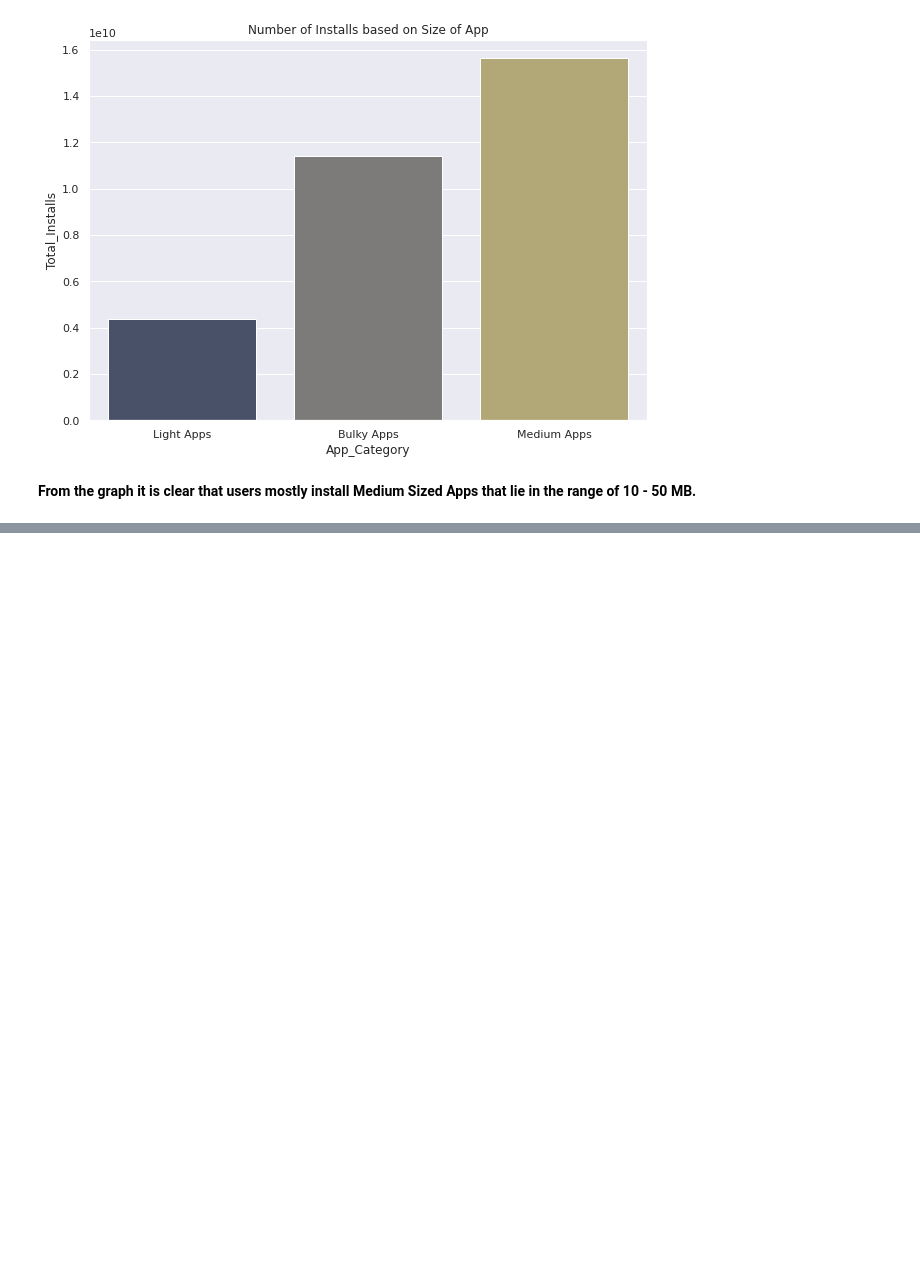
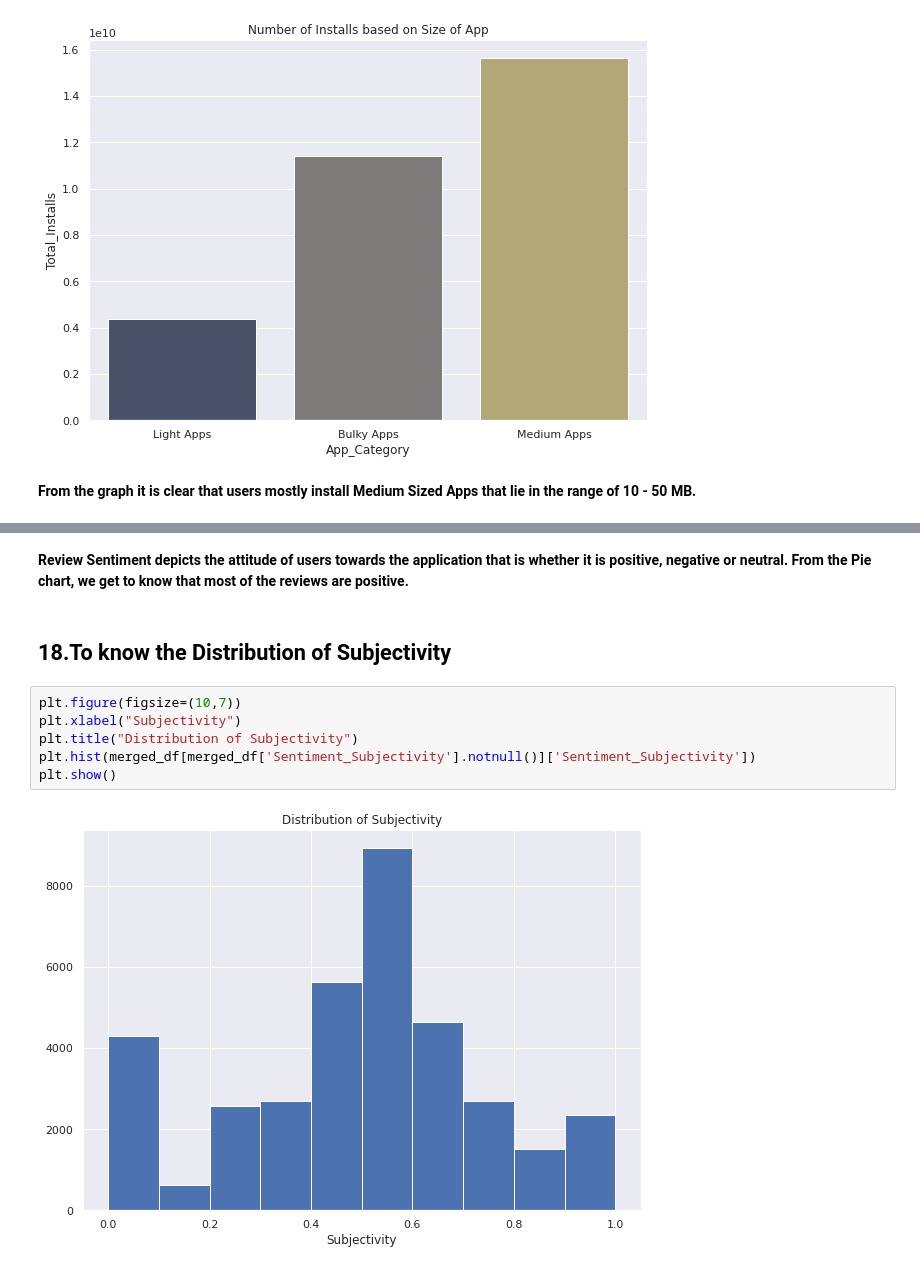
Before and after one commit to Srijan-Rai/Playstore, a Jupyter notebook: Final_Play_Store_App_Analysis.ipynb, the cells around one changed output, grey strips where cells are left out. Cells and saved outputs as stored; diff of their text form; blank space fills up the shorter version.

```diff
--- a/Final_Play_Store_App_Analysis.ipynb
+++ b/Final_Play_Store_App_Analysis.ipynb
@@ -712,0 +764,12 @@ plt.show()
+# %% [markdown]
+**Review Sentiment depicts the attitude of users towards the application that is whether it is positive, negative or neutral. From the Pie chart, we get to know that most of the reviews are positive.**
+# %% [markdown]
+## **18.To know the Distribution of Subjectivity**
+# %%
+plt.figure(figsize=(10,7))
+plt.xlabel("Subjectivity")
+plt.title("Distribution of Subjectivity")
+plt.hist(merged_df[merged_df['Sentiment_Subjectivity'].notnull()]['Sentiment_Subjectivity'])
+plt.show()
+# %% [output]
+[figure, added]
```
Also changed, not shown: parts of 11 cells of this notebook.
